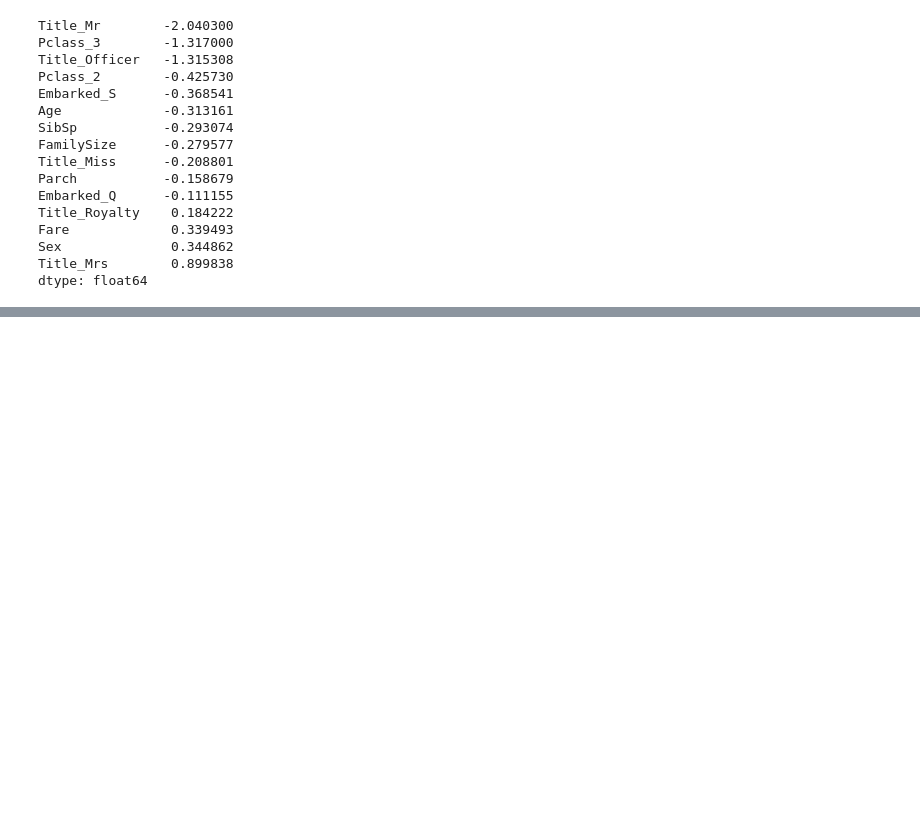
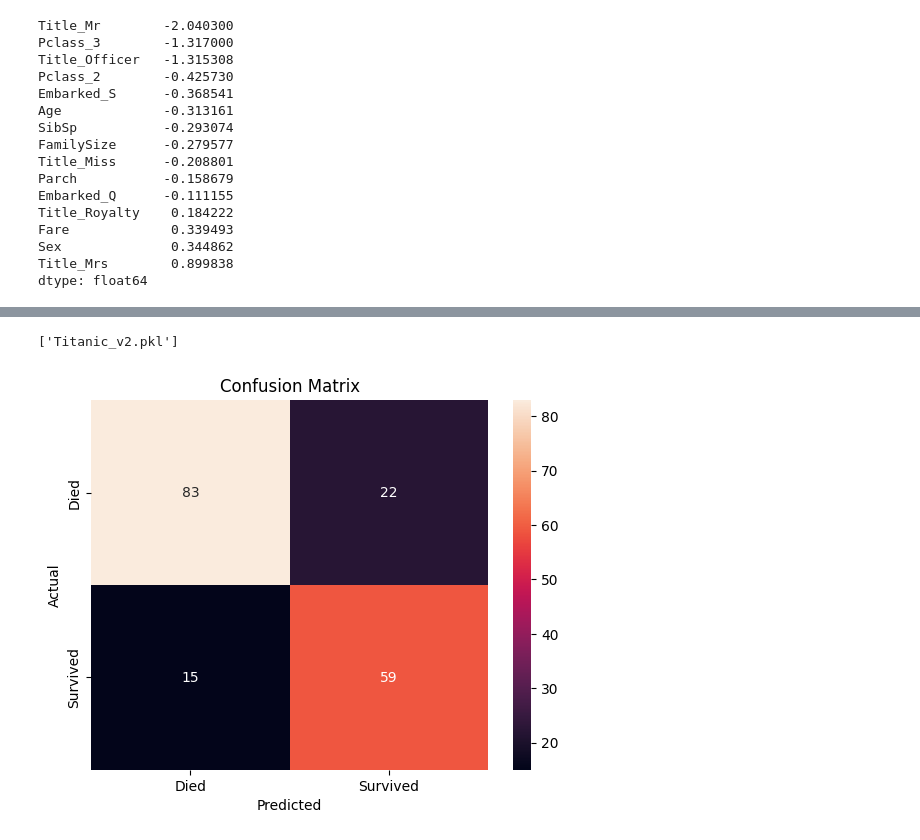
Before and after one commit to howljenkins2003-cpu/ML-journey, a Jupyter notebook: Titanic/titanic.ipynb, the cells around one changed output, grey strips where cells are left out. Saved outputs shown, nothing was run; the diff lists cells and outputs as text; code cells hidden in the pictures; blank space fills up the shorter version.

```diff
--- a/Titanic/titanic.ipynb
+++ b/Titanic/titanic.ipynb
@@ -285,0 +305,20 @@ dtype: float64
+# %%
+import joblib
+joblib.dump(best_lr, "Titanic_v2.pkl")
+# %% [output]
+['Titanic_v2.pkl']
+# %%
+from sklearn.metrics import confusion_matrix
+import seaborn as sns
+import matplotlib.pyplot as plt
+
+y_pred = best_lr.predict(X_test)
+cm = confusion_matrix(y_test, y_pred)
+
+sns.heatmap(cm, annot=True, fmt='d', xticklabels=["Died","Survived"], yticklabels=["Died","Survived"])
+plt.xlabel("Predicted")
+plt.ylabel("Actual")
+plt.title("Confusion Matrix")
+plt.show()
+# %% [output]
+[figure, added]
```
Also changed, not shown: parts of 1 cell of this notebook.
